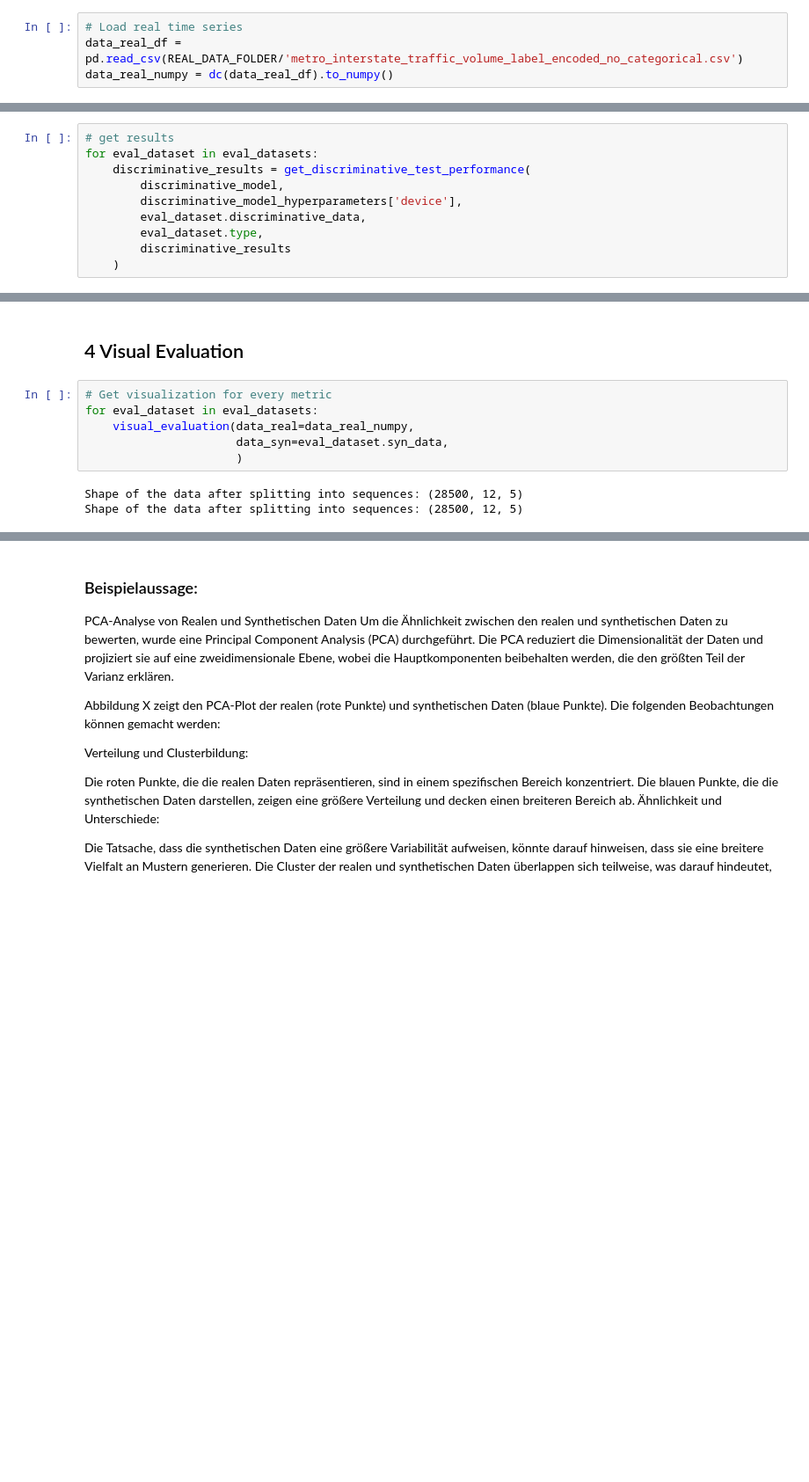
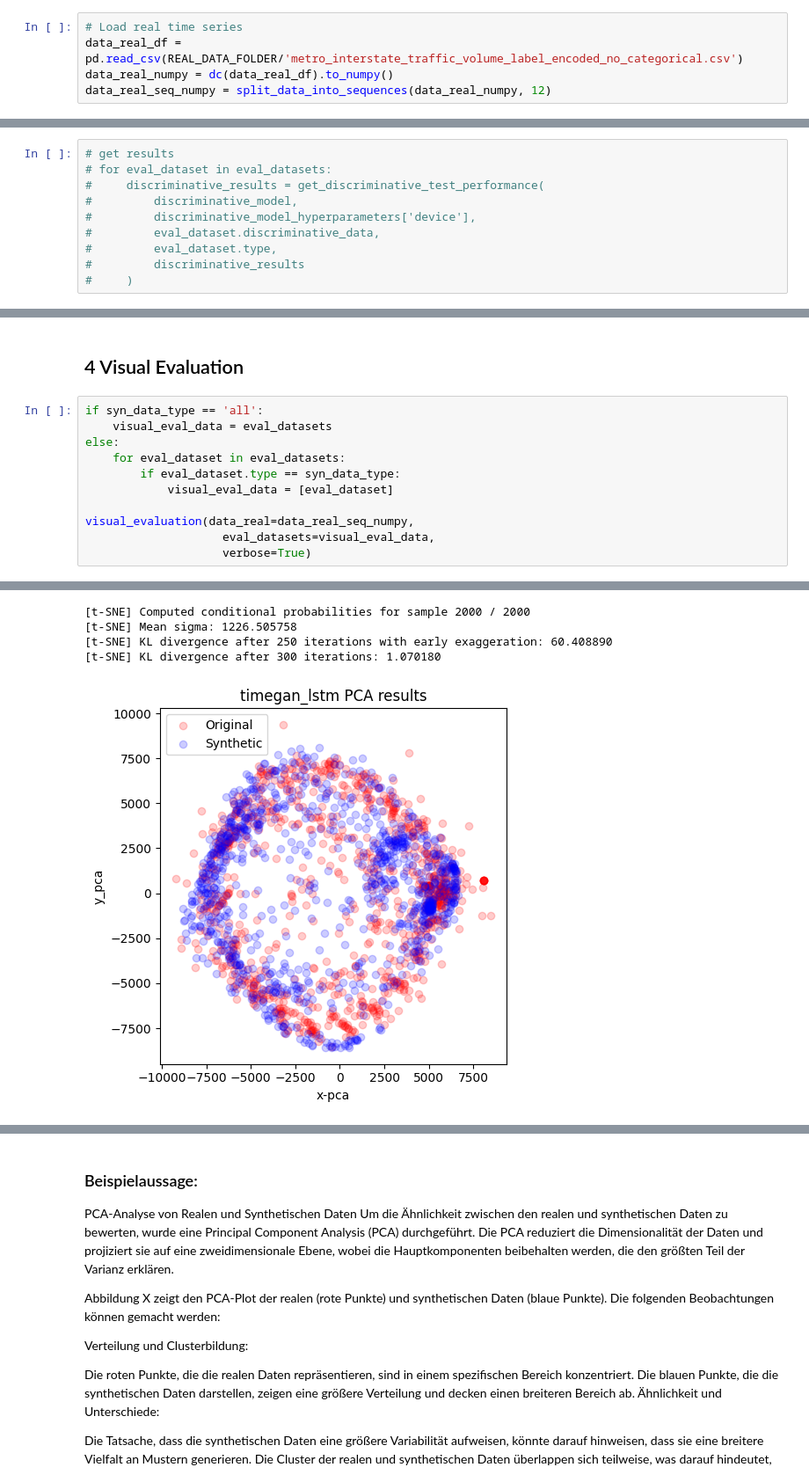
Before and after one commit to arneallwardt/time_series_data_augmentation, a Jupyter notebook: data_evaluation/evaluation_pipeline.ipynb, the cells around one changed output, grey strips where cells are left out. Shown at 88% size. Saved outputs shown, nothing was run; the diff lists cells and outputs as text; blank space fills up the shorter version.

```diff
--- a/data_evaluation/evaluation_pipeline.ipynb
+++ b/data_evaluation/evaluation_pipeline.ipynb
@@ -38,3 +38,4 @@ syn_data_type = 'autoencoder'
 # Load real time series
 data_real_df = pd.read_csv(REAL_DATA_FOLDER/'metro_interstate_traffic_volume_label_encoded_no_categorical.csv')
 data_real_numpy = dc(data_real_df).to_numpy()
+data_real_seq_numpy = split_data_into_sequences(data_real_numpy, 12)
@@ -194,13 +197,13 @@ discriminative_model.load_state_dict(torch.load(f'discriminative_model_{discrimi
 discriminative_results = pd.DataFrame(columns=['Method', 'Accuracy'])
 # %%
 # get results
-for eval_dataset in eval_datasets:
-    discriminative_results = get_discriminative_test_performance(
-        discriminative_model,
-        discriminative_model_hyperparameters['device'],
-        eval_dataset.discriminative_data,
-        eval_dataset.type,
-        discriminative_results
-    )
+# for eval_dataset in eval_datasets:
+#     discriminative_results = get_discriminative_test_performance(
+#         discriminative_model,
+#         discriminative_model_hyperparameters['device'],
+#         eval_dataset.discriminative_data,
+#         eval_dataset.type,
+#         discriminative_results
+#     )
 # %%
 # Plot results
@@ -219,11 +222,14 @@ plt.show()
 # %% [markdown]
 ## 4 Visual Evaluation
-# %%
-# Get visualization for every metric
-for eval_dataset in eval_datasets:
-    visual_evaluation(data_real=data_real_numpy,
-                      data_syn=eval_dataset.syn_data,
-                      )
-# %% [output]
-Shape of the data after splitting into sequences: (28500, 12, 5)
-Shape of the data after splitting into sequences: (28500, 12, 5)
+# %%
+if syn_data_type == 'all':
+    visual_eval_data = eval_datasets
+else:
+    for eval_dataset in eval_datasets:
+        if eval_dataset.type == syn_data_type:
+            visual_eval_data = [eval_dataset]
+
+visual_evaluation(data_real=data_real_seq_numpy,
+                    eval_datasets=visual_eval_data,
+                    verbose=True)
+# %% [output]
@@ -229,0 +248,5 @@ Shape of the data after splitting into sequences: (28500, 12, 5)
+[t-SNE] Computed conditional probabilities for sample 2000 / 2000
+[t-SNE] Mean sigma: 1226.505758
+[t-SNE] KL divergence after 250 iterations with early exaggeration: 60.408890
+[t-SNE] KL divergence after 300 iterations: 1.070180
+[figure, added]
```
Also changed, not shown: parts of 6 cells of this notebook, 1 other file.
